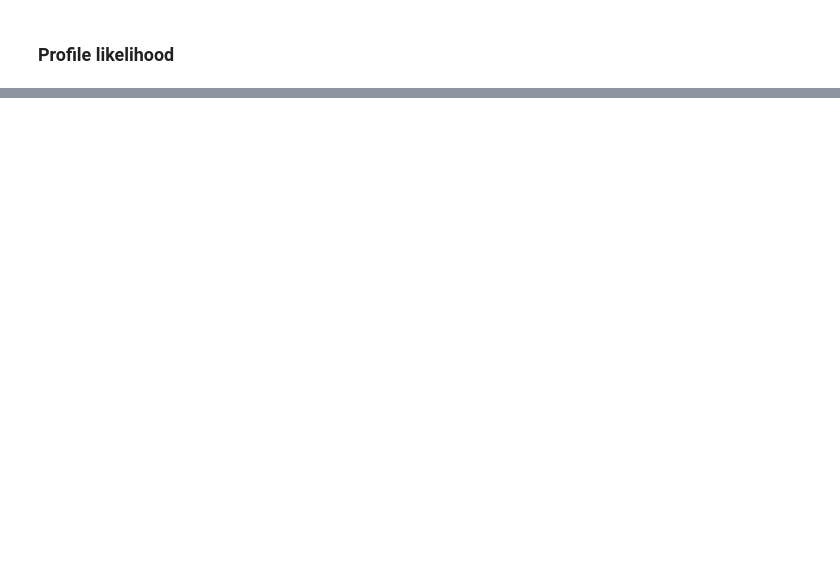
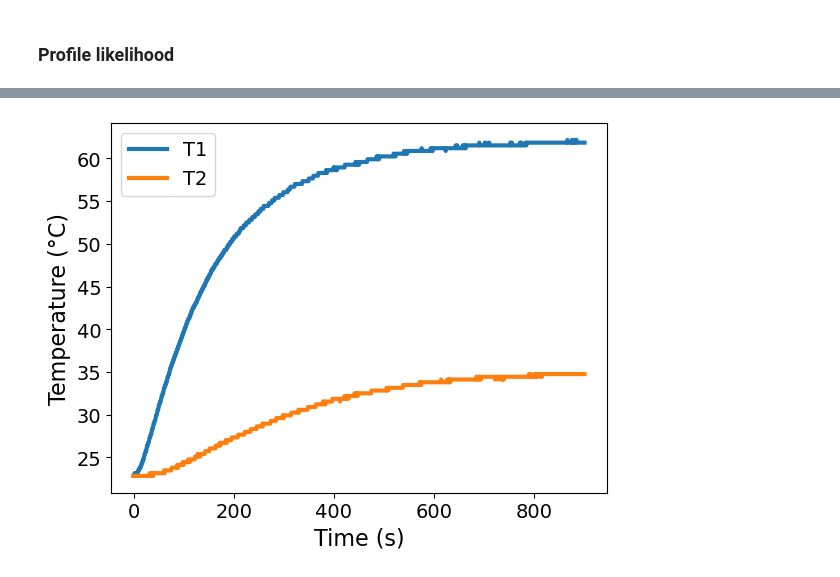
Before and after one commit to sscini/pyomo-doe, a Jupyter notebook: notebooks/parmest.ipynb, the cells around one changed output, grey strips where cells are left out. Saved outputs shown, nothing was run; the diff lists cells and outputs as text; code cells hidden in the pictures; blank space fills up the shorter version.

```diff
--- a/notebooks/parmest.ipynb
+++ b/notebooks/parmest.ipynb
@@ -391,0 +477,9 @@ print(profile_results)
+# %%
+import pandas as pd
+
+if on_colab:
+    file = "https://raw.githubusercontent.com/dowlinglab/pyomo-doe/main/data/tclab_step_test.csv"
+else:
+    file = '../data/tclab_step_test.csv'
+df_step = pd.read_csv(file)
+df_step.head()
@@ -391,0 +493,4 @@ print(profile_results)
+# %%
+ax = df_step.plot(x='Time', y=['T1', 'T2'], xlabel='Time (s)', ylabel='Temperature (°C)')
+# %% [output]
+[figure, added]
```
Also changed, not shown: parts of 13 cells of this notebook, 1 other file.
